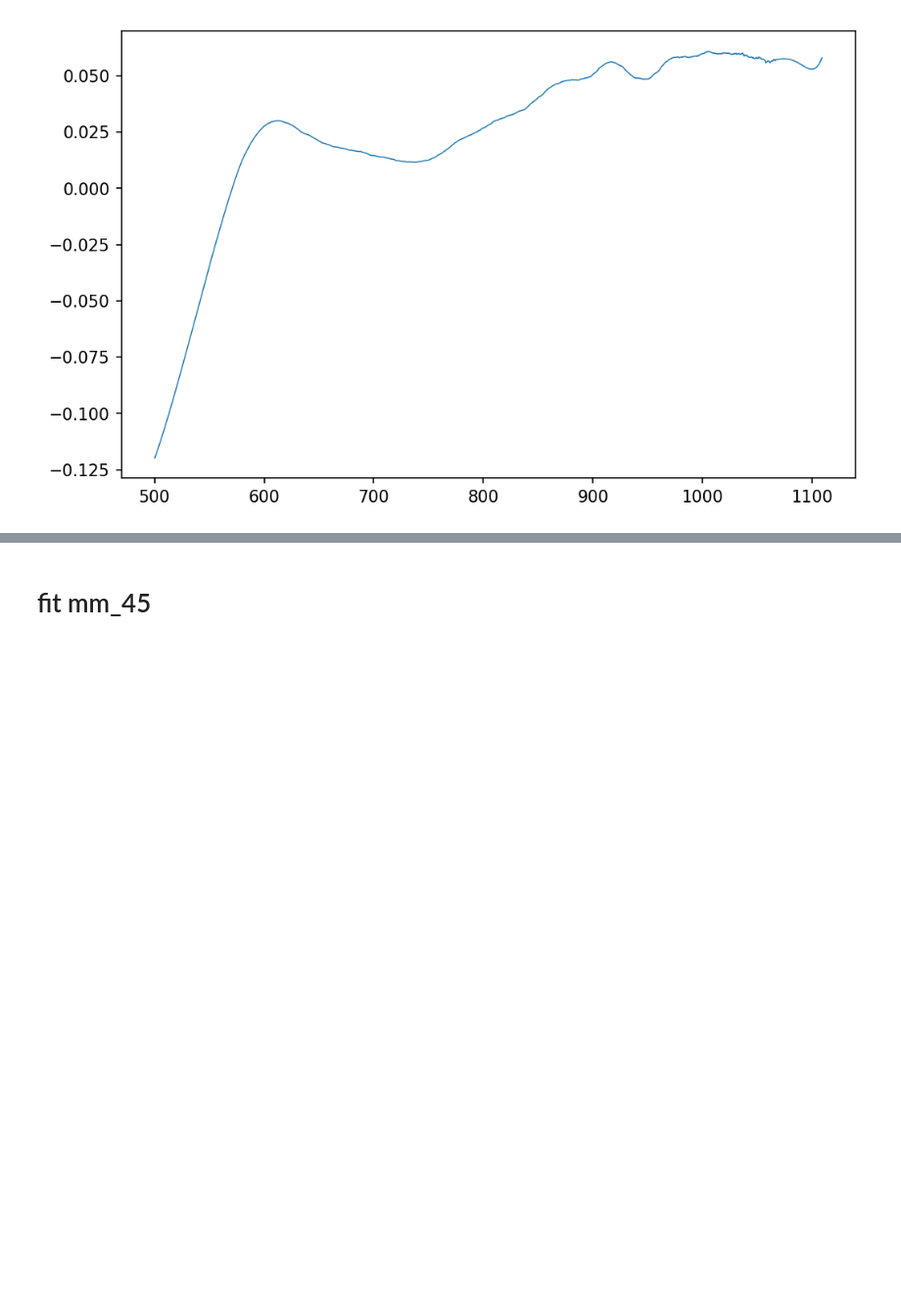
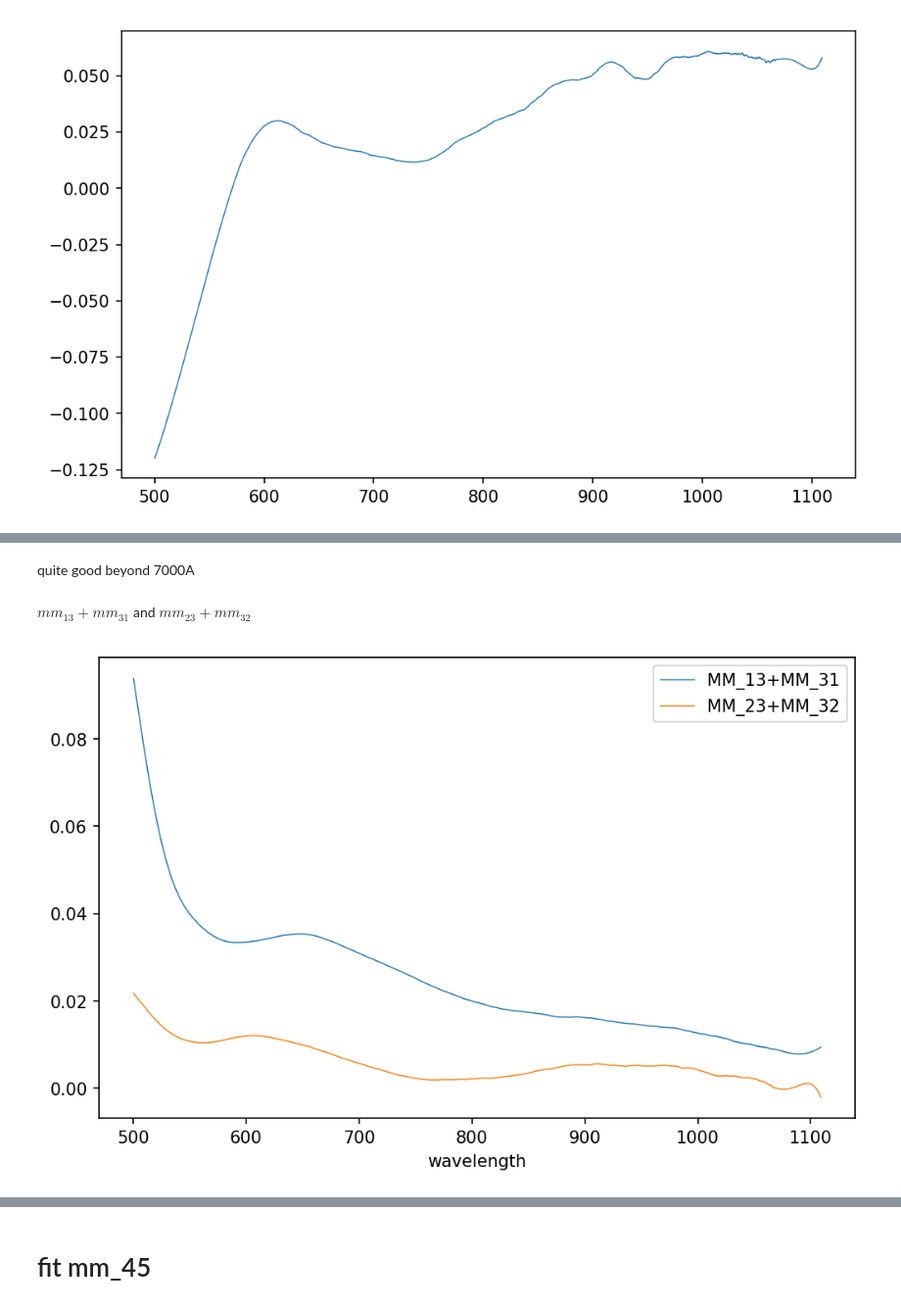
Before and after one commit to kouui/DSTHorizontalSpectroPolarimeter, a Jupyter notebook: calibration/homework_20180410_mmsp2.ipynb, the cells around one changed output, grey strips where cells are left out. Shown at 98% size. Saved outputs shown, nothing was run; the diff lists cells and outputs as text; code cells hidden in the pictures; blank space fills up the shorter version.

```diff
--- a/calibration/homework_20180410_mmsp2.ipynb
+++ b/calibration/homework_20180410_mmsp2.ipynb
@@ -299,0 +318,14 @@ ax.plot(wlFilter, m01_m_m10, '-', linewidth=0.7);
+# %% [markdown]
+quite good beyond 7000A
+# %% [markdown]
+${mm}_{13}+{mm}_{31}$ and ${mm}_{23}+{mm}_{32}$
+# %%
+fig, ax = plt.subplots(1,1, figsize=(8,5), dpi=150)
+r, c = 1, 3
+ax.plot(wlFilter, mmFilter[:,r,c]+mmFilter[:,c,r], '-', linewidth=0.7, label="MM_{}{}+MM_{}{}".format(r,c,c,r))
+r, c = 2, 3
+ax.plot(wlFilter, mmFilter[:,r,c]+mmFilter[:,c,r], '-', linewidth=0.7, label="MM_{}{}+MM_{}{}".format(r,c,c,r))
+ax.set_xlabel("wavelength")
+ax.legend(loc="best");
+# %% [output]
+[figure, added]
```
Also changed, not shown: parts of 10 cells of this notebook.
